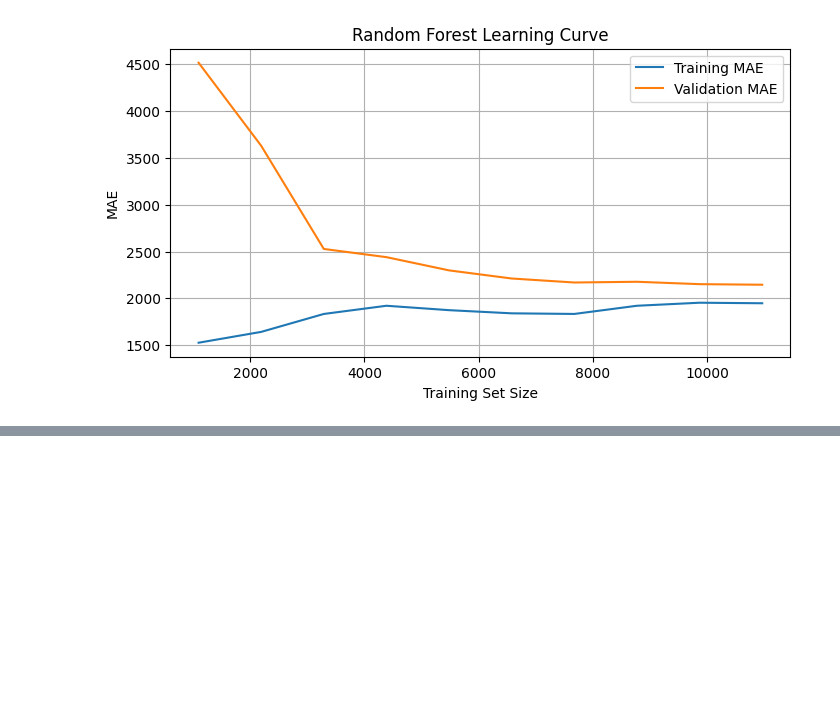
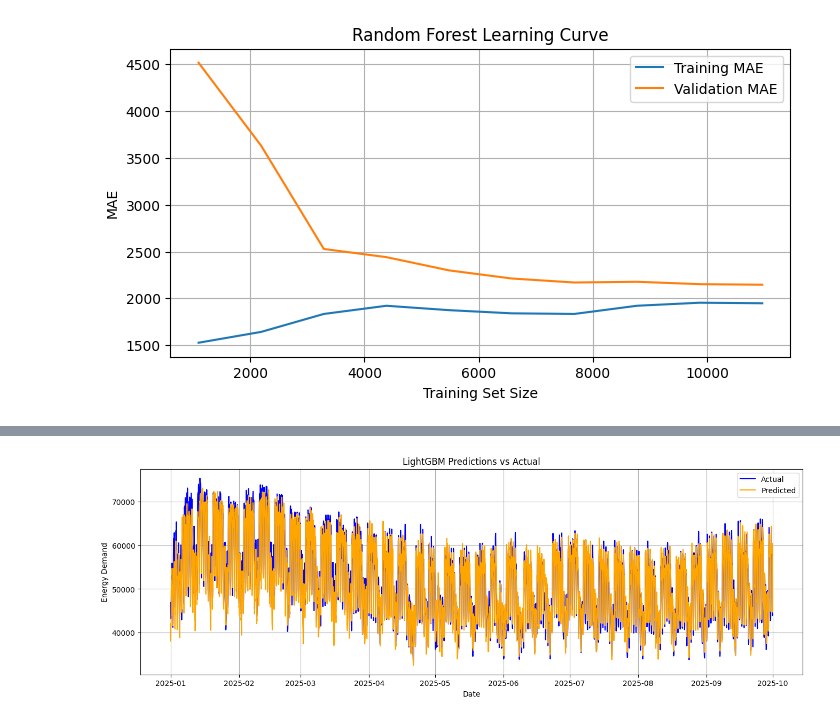
Before and after one commit to SW-oasen/electricity_demannd_de, a Jupyter notebook: notebook/04_base_models_eval.ipynb, the cells around one changed output, grey strips where cells are left out. Cells and saved outputs as stored; diff of their text form; code cells hidden in the pictures; blank space fills up the shorter version.

```diff
--- a/notebook/04_base_models_eval.ipynb
+++ b/notebook/04_base_models_eval.ipynb
@@ -231,7 +244,7 @@ lgbm_param_grid = {
     'max_depth': [3, 6, 9]
 }
 lgbm_random_search = RandomizedSearchCV(
-    estimator=LGBMRegressor(random_state=42),
+    estimator=LGBMRegressor(random_state=42, force_col_wise=True),
     param_distributions=lgbm_param_grid,
     n_iter=10,
     cv=tscv,
@@ -308,0 +349,13 @@ plt.show()
+# %%
+# plot the predictions vs actual values for the best LightGBM model
+plt.figure(figsize=(16, 5))
+plt.plot(test_data['DateUTC'], target_test, label='Actual', color='blue')
+plt.plot(test_data['DateUTC'], lgbm_tuned_predictions, label='Predicted', color='orange')
+plt.xlabel('Date')
+plt.ylabel('Energy Demand')
+plt.title('LightGBM Predictions vs Actual')
+plt.legend()
+plt.grid()
+plt.show()
+# %% [output]
+[figure, added]
```
Also changed, not shown: parts of 9 cells of this notebook, 1 other file.
